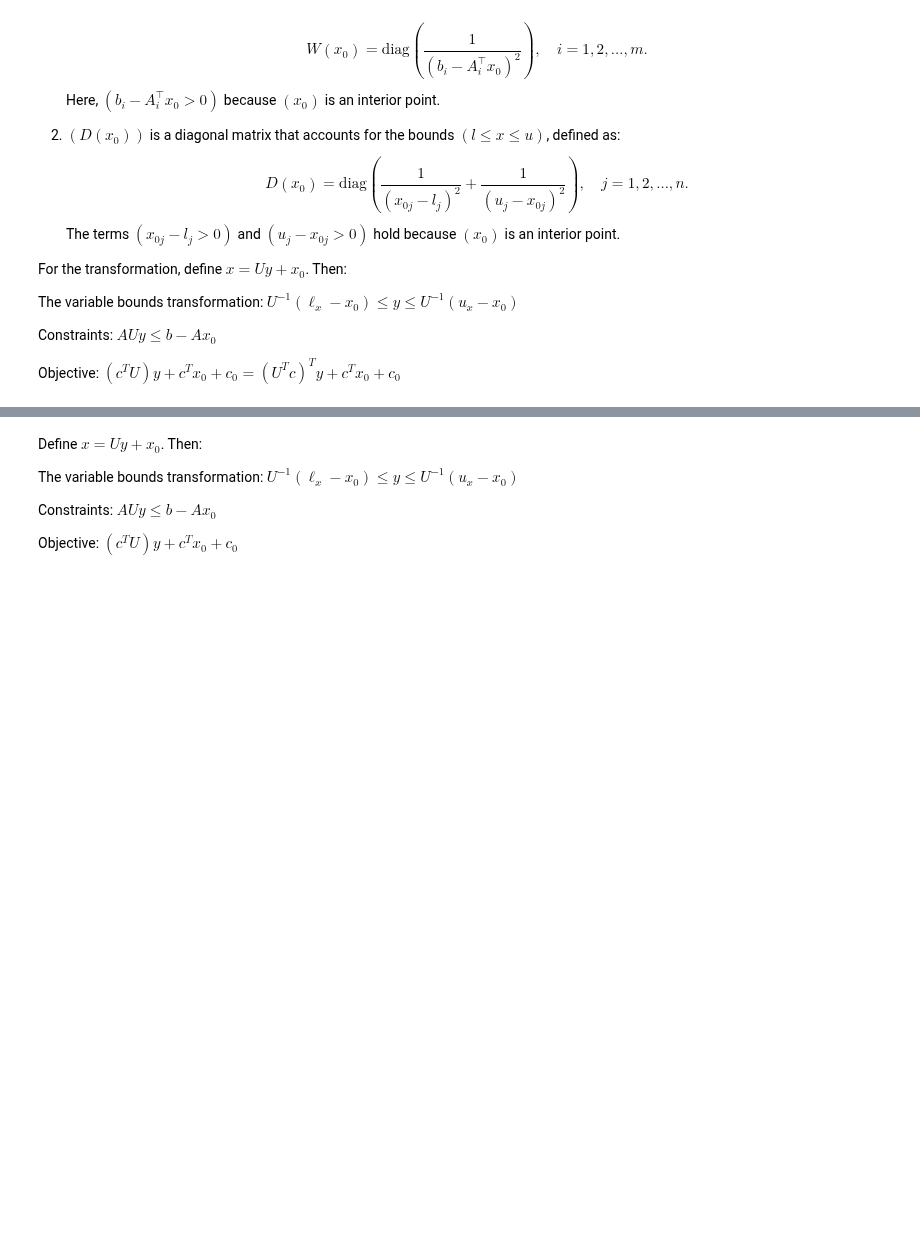
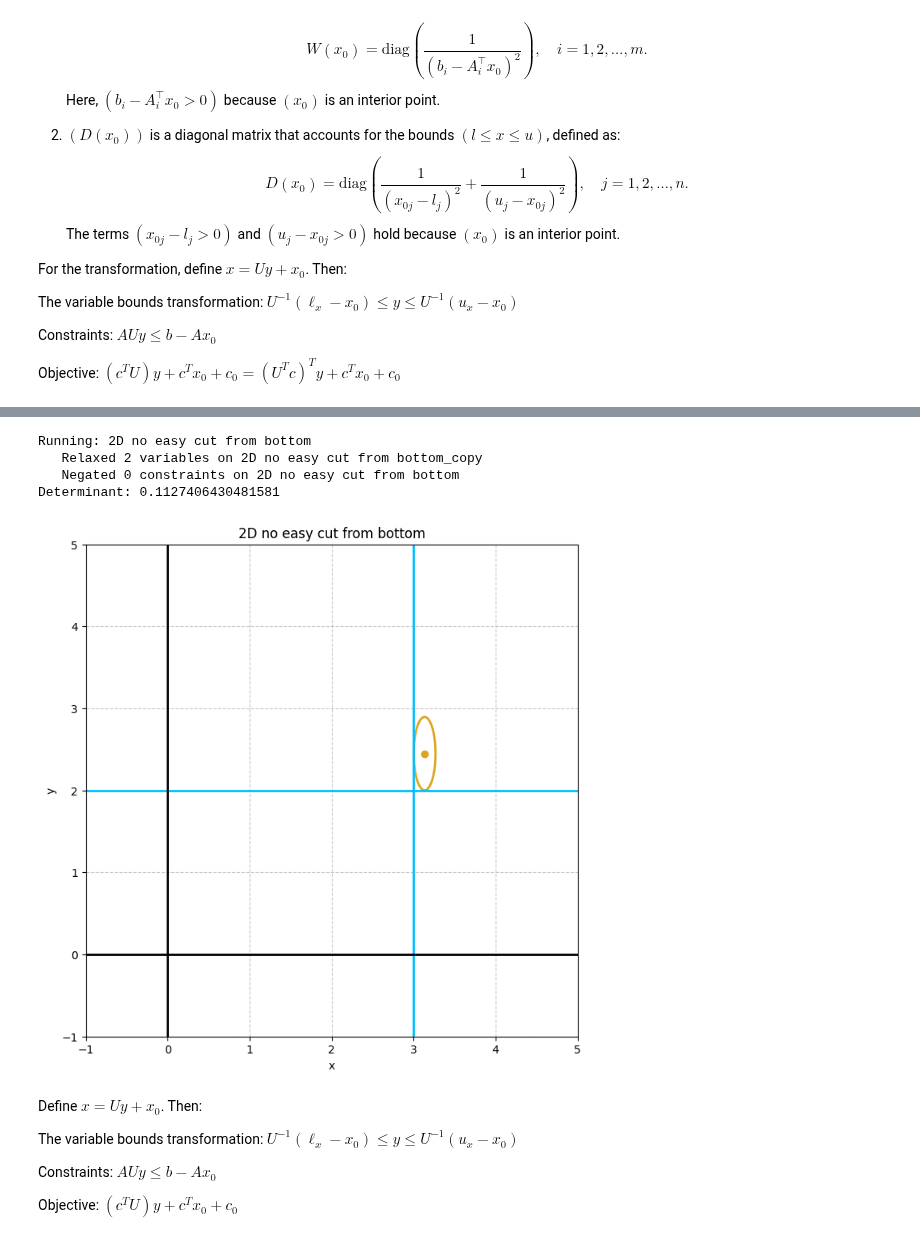
Before and after one commit to BrannonKing/intersection_cuts, a Jupyter notebook: dikin_for_basis_improvement.ipynb, the cells around one changed output, grey strips where cells are left out. Cells and saved outputs as stored; diff of their text form; code cells hidden in the pictures; blank space fills up the shorter version.

Commit message:
gives round dikin

```diff
--- a/dikin_for_basis_improvement.ipynb
+++ b/dikin_for_basis_improvement.ipynb
@@ -311,3 +495,72 @@ for instance in list(instances.values())[0:3]:
+# %%
+# make the Dikin ellipsoid be round:
+
+il.reload(el)
+il.reload(gu)
+il.reload(pu)
+il.reload(du)
+
+instances = el.get_instances(env)
+# instances = jl.get_instances()
+for instance in list(instances.values())[1:2]:
+    # model = instance.as_gurobi_balas_model(use_big_m=True, env=env)
+    model = instance.as_gurobi_model()
+    model.update()
+    print("Running:", model.ModelName)
+
+    niv = model.NumIntVars
+    assert niv > 0
+
+    # relaxed = relax_and_shrink(model, 0.0, 0.0)
+    # relaxed.optimize()
+    # x1 = np.array([v.X for v in relaxed.getVars()]) # + [c.Slack for c in relaxed.getConstrs()])
+
+    shrunk = relax_and_shrink(model, np.sqrt(niv), 0.45)
+    shrunk.params.LogToConsole = 0
+    shrunk.optimize()
+    x2 = np.array([v.X for v in shrunk.getVars()])
+
+    gu.standardize_gt_to_lt(model)
+    A, b, c, l, u = get_A_b_c_l_u(model)
+
+    H = du.compute_H(A, b, l, u, x2)  # h.shape == (n, n)
+    H = H.toarray()  # for small projects
+    import scipy.linalg as spl
+    # H = np.linalg.inv(H)
+    H2 = spl.sqrtm(H)  # TODO: add a more efficient eigenvalue decomposition for the sqrt
+    # for i in range(H2.shape[0]):
+    #     H2[i] /= H2[i, i]
+    # H2 = np.round(H2 * 1000)  # CLLL handles floats
+    # U = du.CLLL(H2)  # modifies H2
+    U = H2
+    # U = np.linalg.inv(H2)
+    # U[0, 1] = 0.0
+
+    # experiment:
+    # U = np.eye(U.shape[0]) * 0.7
+    # U[0, 0] = -1
+    print("Determinant:", np.linalg.det(U))
+
+    # not sure if using x2 directly works!
+    model2 = apply_transform(model, U, x2)
+    A, b, c, l, u = get_A_b_c_l_u(model2)
+
+    # model2.params.LogToConsole = 0
+    # model2.optimize()
+    # x3 = np.array([v.X for v in model2.getVars()])
+    # # return it to original space:
+    # U_inv = np.linalg.inv(U)
+    # x4 = U_inv @ x3 + x2
+    # print("X3, X4", x3, x4)
+
+    fig = pu.plot_constraints_lte(model.ModelName, A, b, l, u, points=[x2[:2]])
+    du.plot_ellipse(A, b, l, u, x2, fig=fig)
+# %% [output]
+Running: 2D no easy cut from bottom
+   Relaxed 2 variables on 2D no easy cut from bottom_copy
+   Negated 0 constraints on 2D no easy cut from bottom
+Determinant: 0.1127406430481581
+[figure, added]
 # %% [markdown]
 Define $x=Uy + x_0$. Then:
 
```
Also changed, not shown: parts of 8 cells of this notebook, 4 other files.
